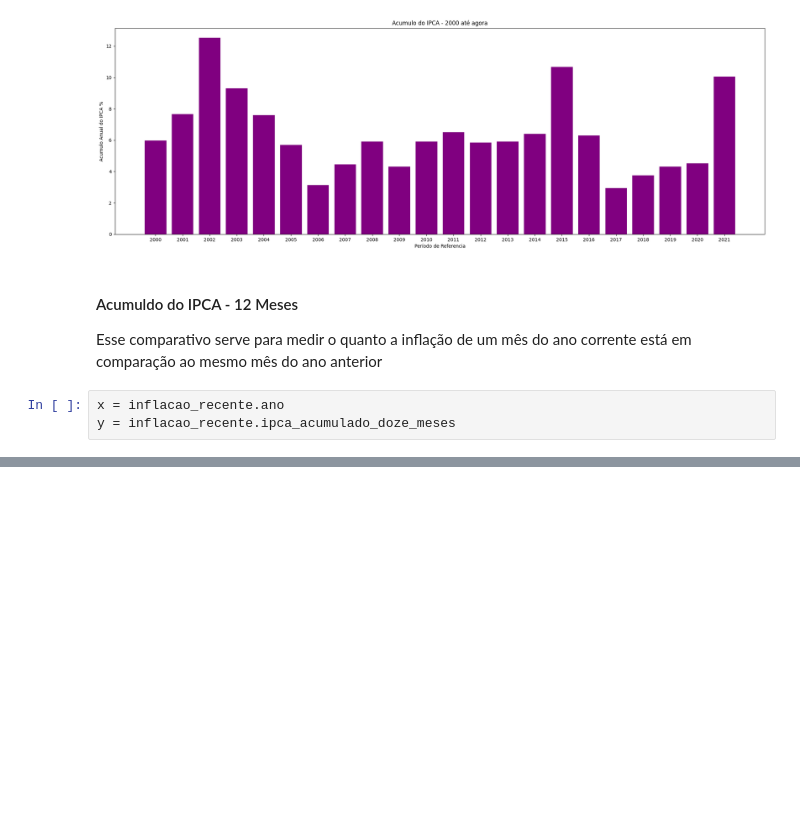
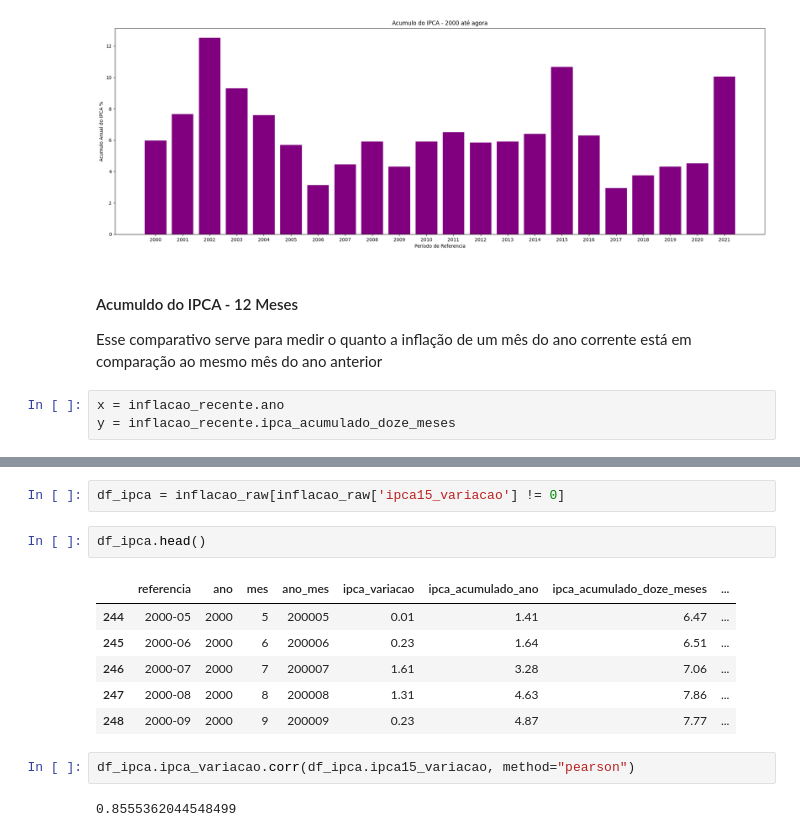
Before and after one commit to msfidelis/machine-learning-field-notes, a Jupyter notebook: python/notebooks/Estatistica/Correlações.ipynb, the cells around one changed output, grey strips where cells are left out. Drawn from its saved outputs; the diff is of its cells as text; blank space fills up the shorter version.

```diff
--- a/python/notebooks/Estatistica/Correlações.ipynb
+++ b/python/notebooks/Estatistica/Correlações.ipynb
@@ -164,0 +218,15 @@ plt.show()
+# %%
+df_ipca = inflacao_raw[inflacao_raw['ipca15_variacao'] != 0]
+# %%
+df_ipca.head()
+# %% [output]
+|  | referencia | ano | mes | ano_mes | ipca_variacao | ipca_acumulado_ano | ipca_acumulado_doze_meses | ... |
+| 244 | 2000-05 | 2000 | 5 | 200005 | 0.01 | 1.41 | 6.47 | ... |
+| 245 | 2000-06 | 2000 | 6 | 200006 | 0.23 | 1.64 | 6.51 | ... |
+| 246 | 2000-07 | 2000 | 7 | 200007 | 1.61 | 3.28 | 7.06 | ... |
+| 247 | 2000-08 | 2000 | 8 | 200008 | 1.31 | 4.63 | 7.86 | ... |
+| 248 | 2000-09 | 2000 | 9 | 200009 | 0.23 | 4.87 | 7.77 | ... |
+# %%
+df_ipca.ipca_variacao.corr(df_ipca.ipca15_variacao, method="pearson")
+# %% [output]
+0.8555362044548499
```
Also changed, not shown: parts of 25 cells of this notebook, 3 other files.
